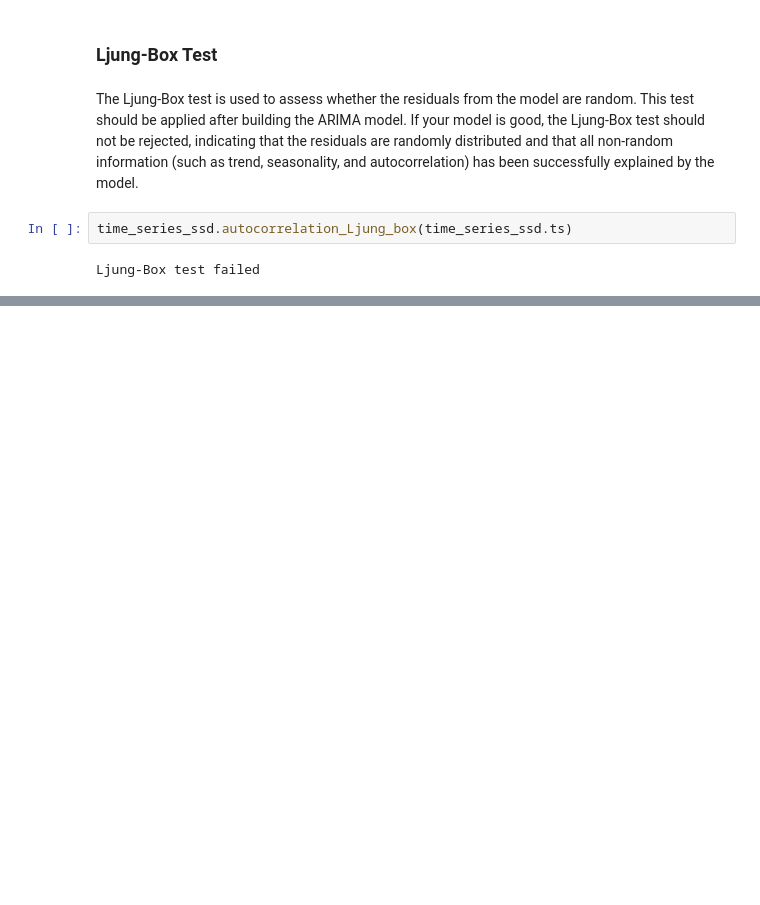
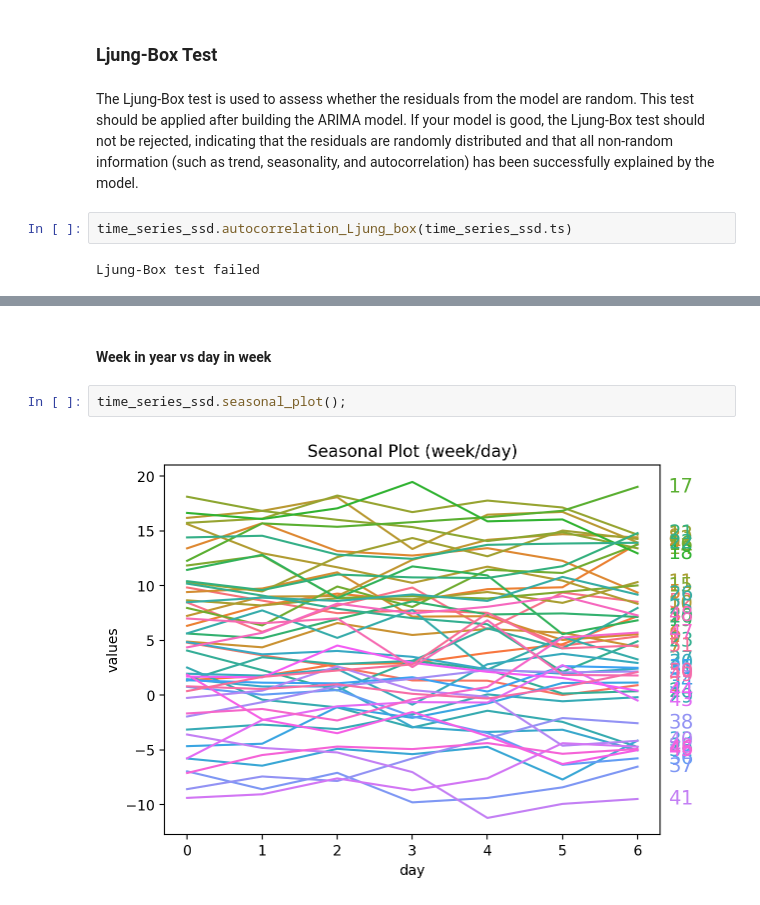
Before and after one commit to dcrowTMH/stat_test, a Jupyter notebook: notebooks/time_series_data_nature_discovery.ipynb, the cells around one changed output, grey strips where cells are left out. Saved outputs shown, nothing was run; the diff lists cells and outputs as text; blank space fills up the shorter version.

Commit message:
readjust the part for seasonality with new features

```diff
--- a/notebooks/time_series_data_nature_discovery.ipynb
+++ b/notebooks/time_series_data_nature_discovery.ipynb
@@ -230,0 +235,6 @@ Ljung-Box test failed
+# %% [markdown]
+#### Week in year vs day in week
+# %%
+time_series_ssd.seasonal_plot();
+# %% [output]
+[figure, added]
```
Also changed, not shown: parts of 31 cells of this notebook.
